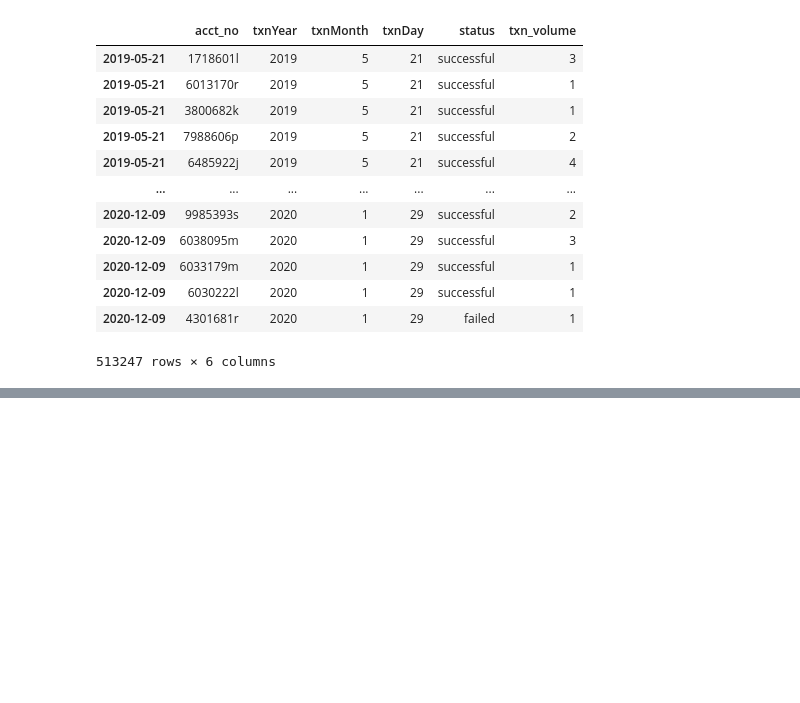
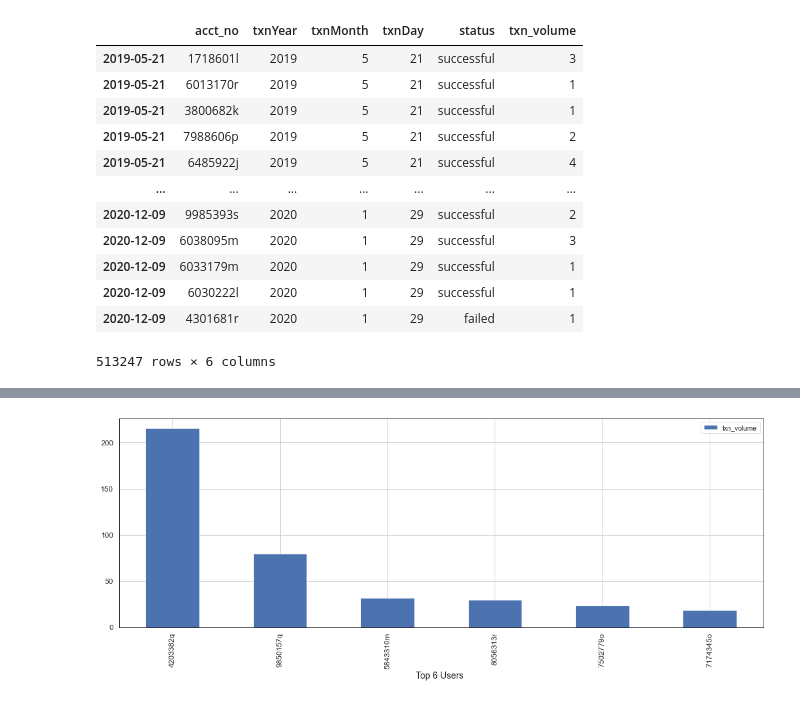
Before and after one commit to tahheel/V-Internship, a Jupyter notebook: Week 2/Damilola_week2.ipynb, the cells around one changed output, grey strips where cells are left out. Cells and saved outputs as stored; diff of their text form; code cells hidden in the pictures; blank space fills up the shorter version.

```diff
--- a/Week 2/Damilola_week2.ipynb
+++ b/Week 2/Damilola_week2.ipynb
@@ -137,0 +175,11 @@ plot_data()
+# %%
+def plot_bar_top_user():
+    data[data['status']=='successful'].groupby('acct_no').mean().sort_values('txn_volume', ascending=False)[:6].plot(kind='bar', figsize=(18,6), fontsize=12)
+    plt.xlabel('Top 6 Users ', fontsize=14)
+    plt.grid()
+
+    plt.show()
+# %%
+plot_bar_top_user()
+# %% [output]
+[figure, added]
```
Also changed, not shown: parts of 20 cells of this notebook.
